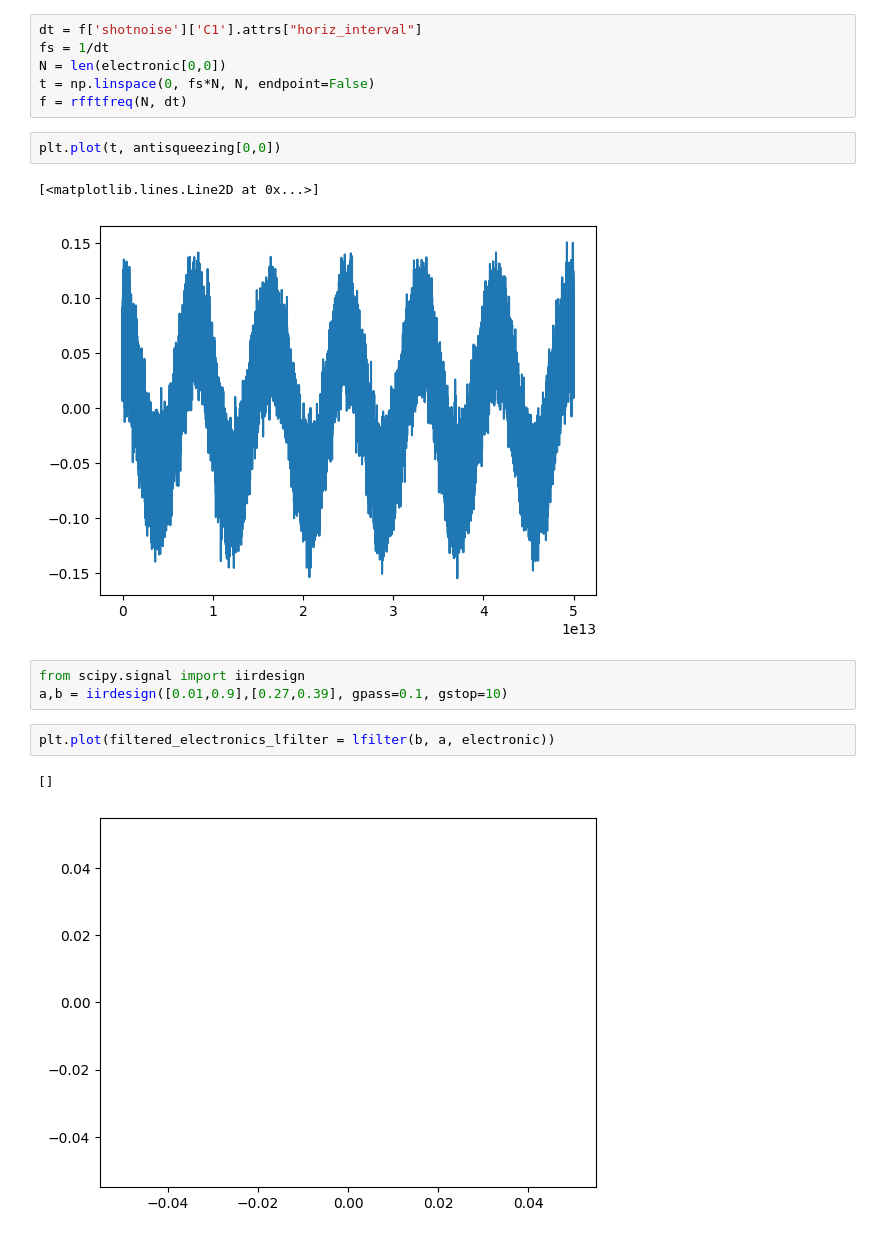
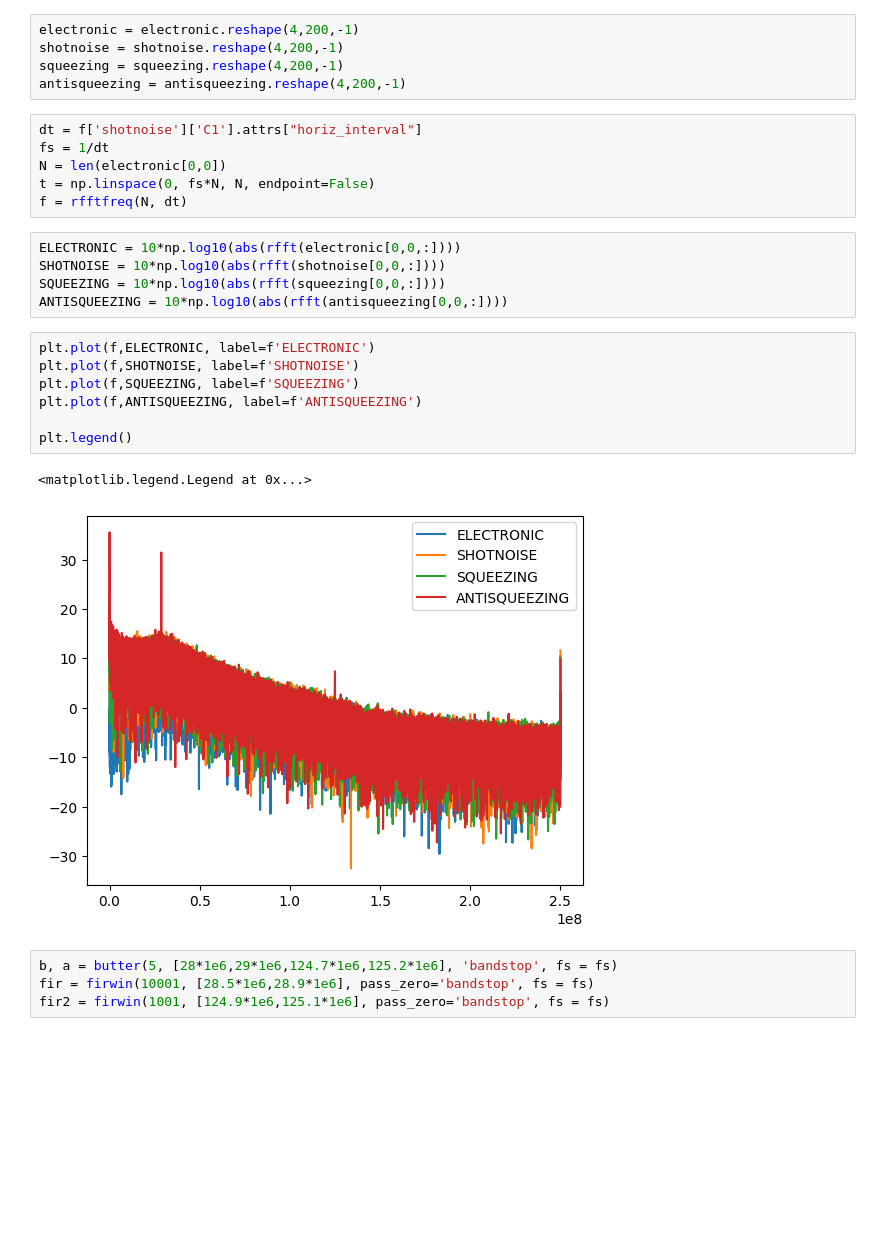
Before and after one commit to RomainBrunel/Data-analysis-and-processing, a Jupyter notebook: data_treatment.ipynb, the cells around one changed output. Saved outputs shown, nothing was run; the diff lists cells and outputs as text; blank space fills up the shorter version.

```diff
--- a/data_treatment.ipynb
+++ b/data_treatment.ipynb
@@ -19,22 +19,33 @@ for ds in datasets:
 electronic.shape, shotnoise.shape, squeezing.shape, antisqueezing.shape
 # %% [output]
 ((4, 200, 100002), (4, 200, 100002), (4, 200, 100002), (4, 200, 100002))
+# %%
+electronic = electronic.reshape(4,200,-1)
+shotnoise = shotnoise.reshape(4,200,-1)
+squeezing = squeezing.reshape(4,200,-1)
+antisqueezing = antisqueezing.reshape(4,200,-1)
 # %%
 dt = f['shotnoise']['C1'].attrs["horiz_interval"]
 fs = 1/dt
 N = len(electronic[0,0])
 t = np.linspace(0, fs*N, N, endpoint=False)
 f = rfftfreq(N, dt)
-# %%
-plt.plot(t, antisqueezing[0,0])
-# %% [output]
-[<matplotlib.lines.Line2D at 0x...>]
-[figure, removed]
-# %%
-from scipy.signal import iirdesign
-a,b = iirdesign([0.01,0.9],[0.27,0.39], gpass=0.1, gstop=10)
-# %%
-plt.plot(filtered_electronics_lfilter = lfilter(b, a, electronic))
-# %% [output]
-[]
-[figure, removed]
+# %%
+ELECTRONIC = 10*np.log10(abs(rfft(electronic[0,0,:])))
+SHOTNOISE = 10*np.log10(abs(rfft(shotnoise[0,0,:])))
+SQUEEZING = 10*np.log10(abs(rfft(squeezing[0,0,:])))
+ANTISQUEEZING = 10*np.log10(abs(rfft(antisqueezing[0,0,:])))
+# %%
+plt.plot(f,ELECTRONIC, label=f'ELECTRONIC')
+plt.plot(f,SHOTNOISE, label=f'SHOTNOISE')
+plt.plot(f,SQUEEZING, label=f'SQUEEZING')
+plt.plot(f,ANTISQUEEZING, label=f'ANTISQUEEZING')
+
+plt.legend()
+# %% [output]
+<matplotlib.legend.Legend at 0x...>
+[figure, added]
+# %%
+b, a = butter(5, [28*1e6,29*1e6,124.7*1e6,125.2*1e6], 'bandstop', fs = fs)
+fir = firwin(10001, [28.5*1e6,28.9*1e6], pass_zero='bandstop', fs = fs)
+fir2 = firwin(1001, [124.9*1e6,125.1*1e6], pass_zero='bandstop', fs = fs)
```
Also changed, not shown: parts of 3 cells of this notebook.
